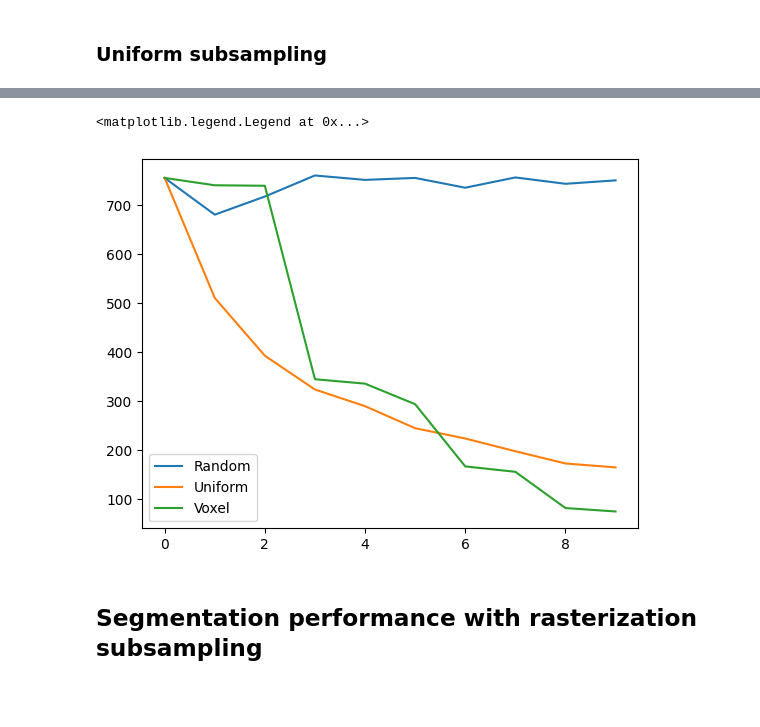
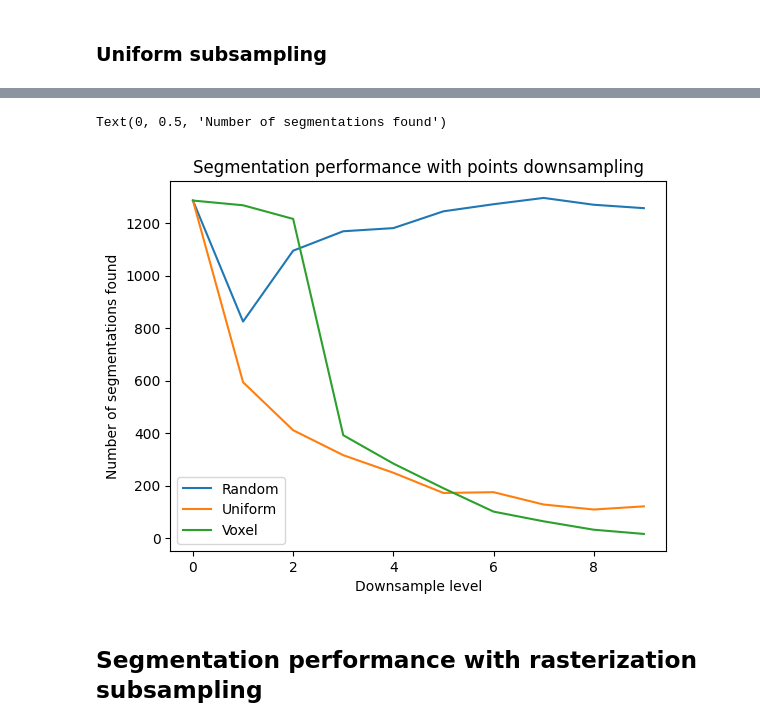
Before and after one commit to LRMPUT/internship_enssat_put, a Jupyter notebook: benchmark.ipynb, the cells around one changed output, grey strips where cells are left out. Cells and saved outputs as stored; diff of their text form; code cells hidden in the pictures; blank space fills up the shorter version.

```diff
--- a/benchmark.ipynb
+++ b/benchmark.ipynb
@@ -9,3 +8,6 @@ Jupyter environment detected. Enabling Open3D WebVisualizer.
+# %%
+POINTS_CLOUD_FOLDER = "/mnt/Poznan_Internship/Data/CampusTmp/"
+MODELS_FOLDER = "/mnt/Poznan_Internship/"
 # %% [markdown]
 ## Segmentation performance with points subsambling
 # %% [markdown]
@@ -24,13 +26,12 @@ for i in steps:
     print(f"Running step [{s}/{len(steps)}]")
     res.append(
         run(
-            pointclouds_folder="/mnt/Poznan_Internship/Data/Campus/",
+            pointclouds_folder=POINTS_CLOUD_FOLDER,
             result_path=".",
             result_folder_name=f"result_subsamp_voxel",
-            model_path="/mnt/Poznan_Internship/sam_vit_h_4b8939.pth",
+            model_path=join(MODELS_FOLDER, "sam_vit_h_4b8939.pth"),
             subsampling=i,
-            subsampling_method="voxel",
-            no_confirm=True
+            subsampling_method="voxel"
         )
     )
 # %% [output]
@@ -104,13 +99,12 @@ for i in steps:
     print(f"Running step [{s}/{len(steps)}]")
     res.append(
         run(
-            pointclouds_folder="/mnt/Poznan_Internship/Data/Campus/",
+            pointclouds_folder=POINTS_CLOUD_FOLDER,
             result_path=".",
             result_folder_name=f"result_subsamp_voxel",
-            model_path="/mnt/Poznan_Internship/sam_vit_h_4b8939.pth",
+            model_path=join(MODELS_FOLDER, "sam_vit_h_4b8939.pth"),
             subsampling=i,
-            subsampling_method="random",
-            no_confirm=True
+            subsampling_method="random"
         )
     )
 # %% [output]
@@ -261,15 +242,17 @@ Running step [6/10]
 # %%
 x = steps
 subsampling_uniform_y = [list(r.values())[0] for r in res]
-# %%
-x = [x for x in range(0, 10)]
-plt.plot(x, subsampling_random_y)
-plt.plot(x, subsampling_uniform_y)
-plt.plot(x, subsampling_voxel_y)
-plt.legend(["Random", "Uniform", "Voxel"])
-# %% [output]
-<matplotlib.legend.Legend at 0x...>
-[figure, removed]
+# %%
+df = pd.DataFrame(dict({"Random": subsampling_random_y, "Uniform": subsampling_uniform_y, "Voxel": subsampling_voxel_y}))
+
+plt.plot(df)
+plt.legend(["Random", "Uniform", "Voxel"])
+plt.title("Segmentation performance with points downsampling")
+plt.xlabel("Downsample level")
+plt.ylabel("Number of segmentations found")
+# %% [output]
+Text(0, 0.5, 'Number of segmentations found')
+[figure, added]
 # %% [markdown]
 ## Segmentation performance with rasterization subsampling
 # %%
```
Also changed, not shown: parts of 8 cells of this notebook.
